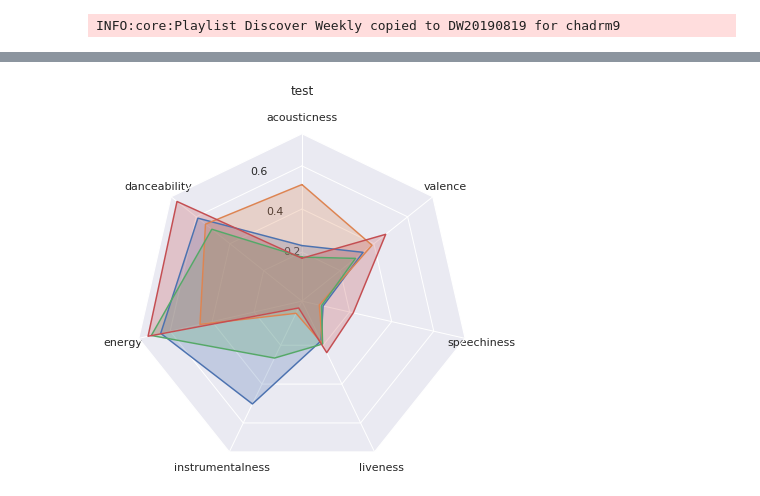
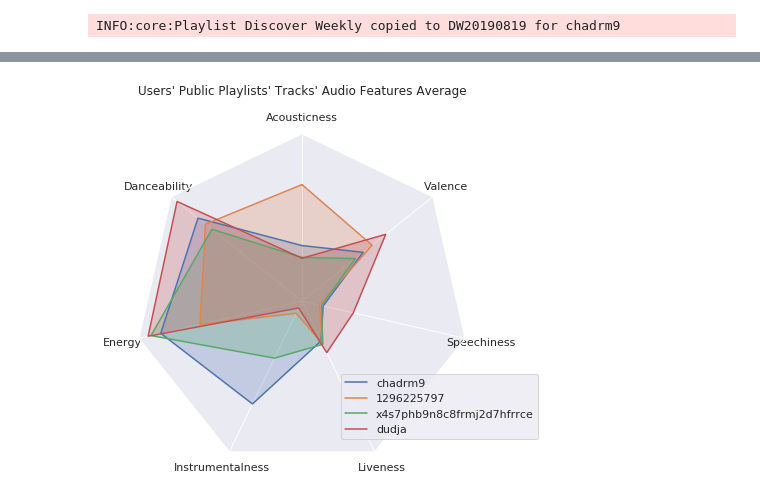
Before and after one commit to chadrm9/polka, a Jupyter notebook: polka/polka.ipynb, the cells around one changed output, grey strips where cells are left out. Cells and saved outputs as stored; diff of their text form; code cells hidden in the pictures.

Commit message:
add radar chart legend

```diff
--- a/polka/polka.ipynb
+++ b/polka/polka.ipynb
@@ -55,25 +50,34 @@ INFO:User:Stored dudja to ../dat/20190820/dudja.npz
 # %%
+# compute and stack float averages for feature set of each user
 np_af_mean_flt = np.vstack([np.mean(user.np_af_flt, axis=0) for user in user_list])
+
+# drop loudness and tempo
 np_af_mean_flt = np.delete(np_af_mean_flt, [5, 8], 1)
+
+# build plots
 N = len(np_af_mean_flt[0])
 theta = radar_factory(N, frame='polygon')
 
-spoke_labels = ['acousticness', 'danceability', 'energy', 'instrumentalness',
-                'liveness', 'speechiness', 'valence']
-title = "test"
+spoke_labels = ['Acousticness', 'Danceability', 'Energy', 'Instrumentalness',
+                'Liveness', 'Speechiness', 'Valence']
+title = "Users' Public Playlists' Tracks' Audio Features Average"
 case_data = np_af_mean_flt
 
 fig, ax = plt.subplots(figsize=(6, 6), subplot_kw=dict(projection='radar'))
 fig.subplots_adjust(top=0.85, bottom=0.05)
 
-ax.set_rgrids([0.2, 0.4, 0.6, 0.8])
+ax.set_rgrids([])
 ax.set_title(title,  position=(0.5, 1.1), ha='center')
 
 for d in case_data:
     line = ax.plot(theta, d)
     ax.fill(theta, d,  alpha=0.25)
 ax.set_varlabels(spoke_labels)
 
+# username legend tuple
+usernames = [''.join(user.username) for user in user_list]
+plt.gca().legend(usernames, bbox_to_anchor=(0.6, 0.3))
+
 plt.show()
 # %% [output]
-[figure, old version]
+[figure, new version]
```
Also changed, not shown: parts of 1 cell of this notebook, 3 other files.
